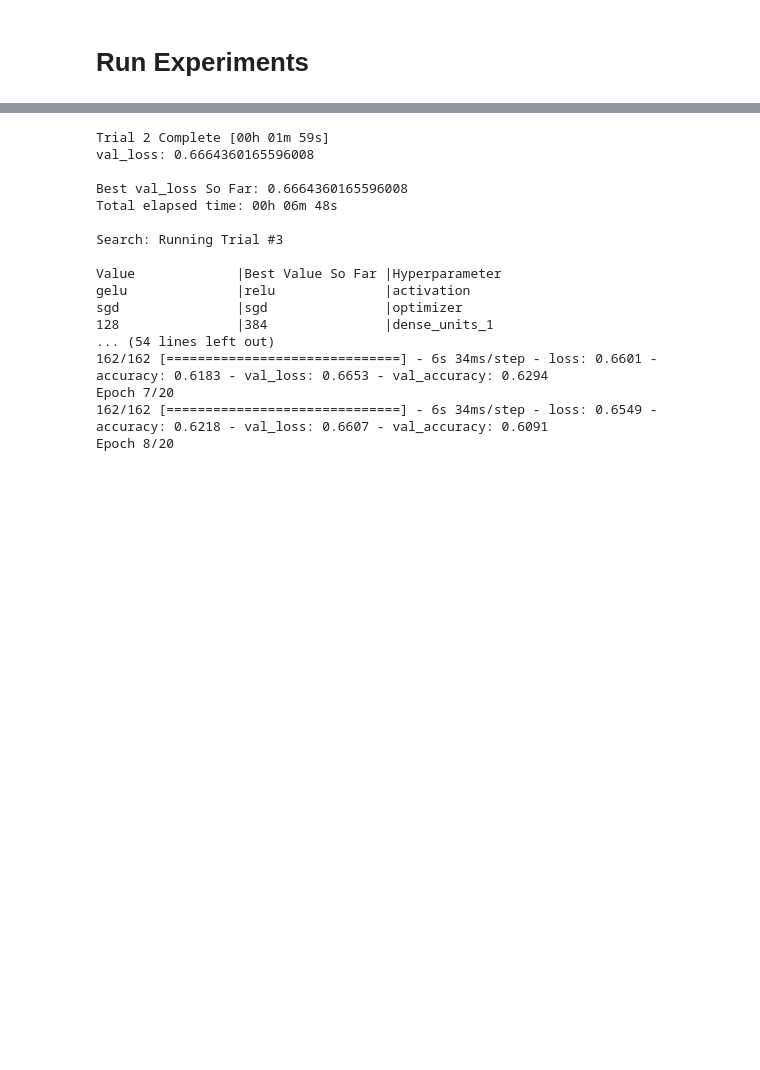
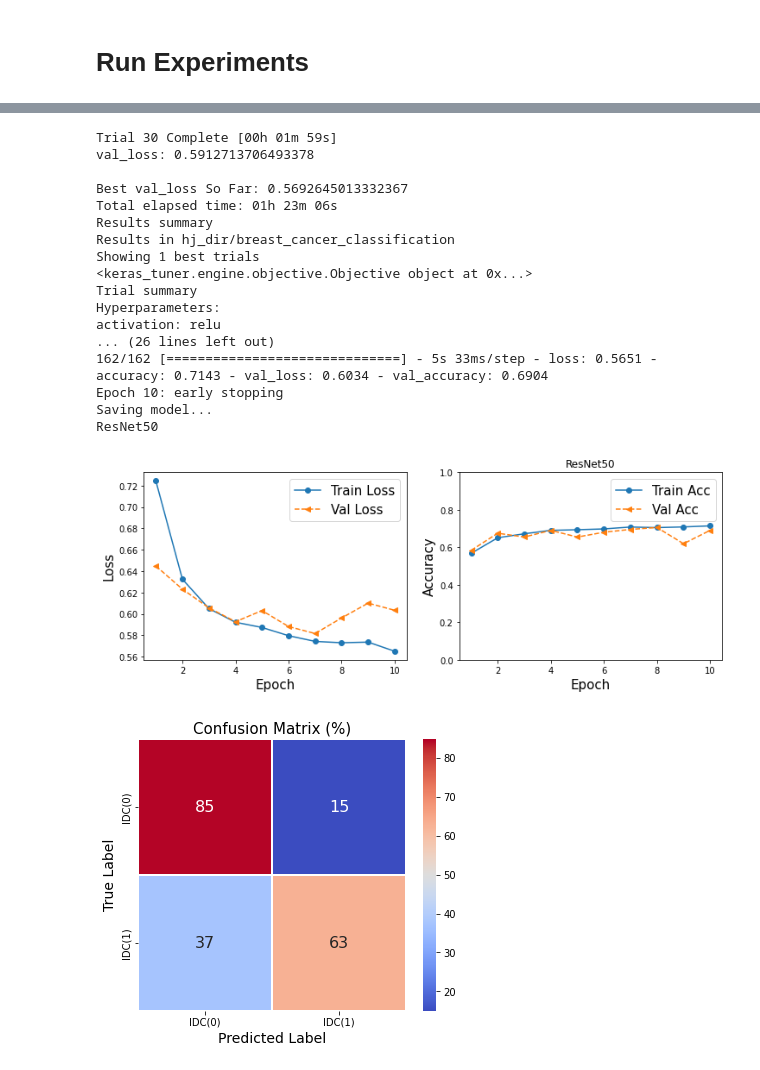
Before and after one commit to heesukjang/W207_AppliedML_Fall2022, a Jupyter notebook: 12_4_933am_AllRun_test_hps_tuning_with_transfer_learning_.ipynb, the cells around one changed output, grey strips where cells are left out. Cells and saved outputs as stored; diff of their text form; code cells hidden in the pictures; blank space fills up the shorter version.

```diff
--- a/12_4_933am_AllRun_test_hps_tuning_with_transfer_learning_.ipynb
+++ b/12_4_933am_AllRun_test_hps_tuning_with_transfer_learning_.ipynb
@@ -2042,38 +1926,40 @@ Execution time 1.55 minutes:
 # tl.summary()
 # tl.layers[0]
 # %%
-# 2nd run with fill mode, random zoom in, and rotate 90 degrees cw
-# perf_summary_resnet50_m2 = experimenting_cnn_with_tl(chosen_model='ResNet50',
-#                                                   image_size = 50,
-#                                                   max_trials=20,
-#                                                   batch_size=64,
-#                                                   epochs=20,
-#                                                   brightness_delta=random.choice([.2,.3,.4]),
-#                                                   contrast_factor=random.choice([2,3,4]),
-#                                                   angle=90,
-#                                                   right=random.choice([6,10,12]),
-#                                                   up=random.choice([-5,-7,-9]),
-#                                                   left=random.choice([-6,-10,-12]),
-#                                                   down=random.choice([5,7,9]))
-# perf_summary_resnet50_m2
+# Model 1
+perf_summary_resnet50_m1 = experimenting_cnn_with_tl(chosen_model='ResNet50',
+                                image_size = 50,
+                                max_trials=30,
+                                batch_size=64,
+                                epochs=20,
+                                brightness_delta=random.choice([.2,.3,.4]),
+                                contrast_factor=random.choice([2,3,4]),
+                                angle=90,
+                                right=random.choice([6,10,12]),
+                                up=random.choice([-5,-7,-9]),
+                                left=random.choice([-6,-10,-12]),
+                                down=random.choice([5,7,9]))
+perf_summary_resnet50_m1
 # Found 10354 images belonging to 2 classes.(train)
 # Found 197 images belonging to 2 classes.(test)
 # Found 199 images belonging to 2 classes.(val)
 # %% [output]
-Trial 2 Complete [00h 01m 59s]
-val_loss: 0.6664360165596008
+Trial 30 Complete [00h 01m 59s]
+val_loss: 0.5912713706493378
 
-Best val_loss So Far: 0.6664360165596008
-Total elapsed time: 00h 06m 48s
-
-Search: Running Trial #3
-
-Value             |Best Value So Far |Hyperparameter
-gelu              |relu              |activation
-sgd               |sgd               |optimizer
-128               |384               |dense_units_1
-... (54 lines left out)
-162/162 [==============================] - 6s 34ms/step - loss: 0.6601 - accuracy: 0.6183 - val_loss: 0.6653 - val_accuracy: 0.6294
-Epoch 7/20
-162/162 [==============================] - 6s 34ms/step - loss: 0.6549 - accuracy: 0.6218 - val_loss: 0.6607 - val_accuracy: 0.6091
-Epoch 8/20
+Best val_loss So Far: 0.5692645013332367
+Total elapsed time: 01h 23m 06s
+Results summary
+Results in hj_dir/breast_cancer_classification
+Showing 1 best trials
+<keras_tuner.engine.objective.Objective object at 0x...>
+Trial summary
+Hyperparameters:
+activation: relu
+... (26 lines left out)
+162/162 [==============================] - 5s 33ms/step - loss: 0.5651 - accuracy: 0.7143 - val_loss: 0.6034 - val_accuracy: 0.6904
+Epoch 10: early stopping
+Saving model...
+ResNet50
+[figure, added]
+[figure, added]
```
Also changed, not shown: parts of 15 cells of this notebook.
